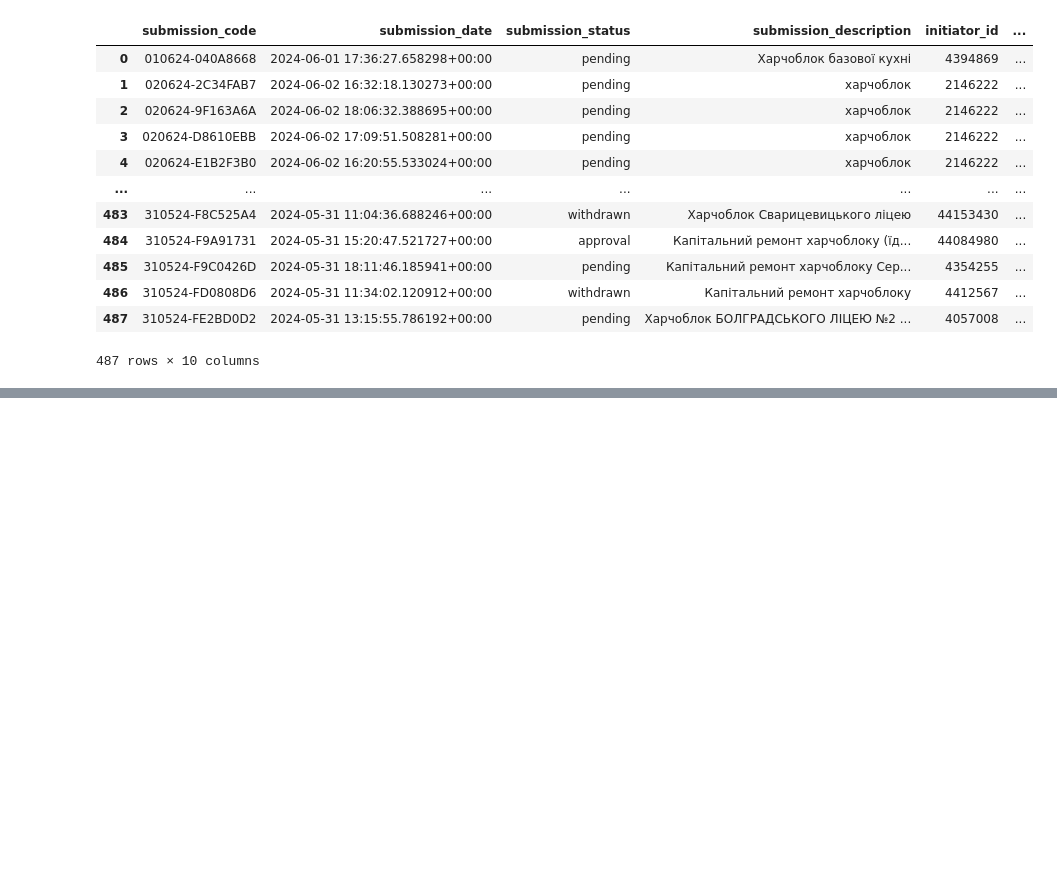
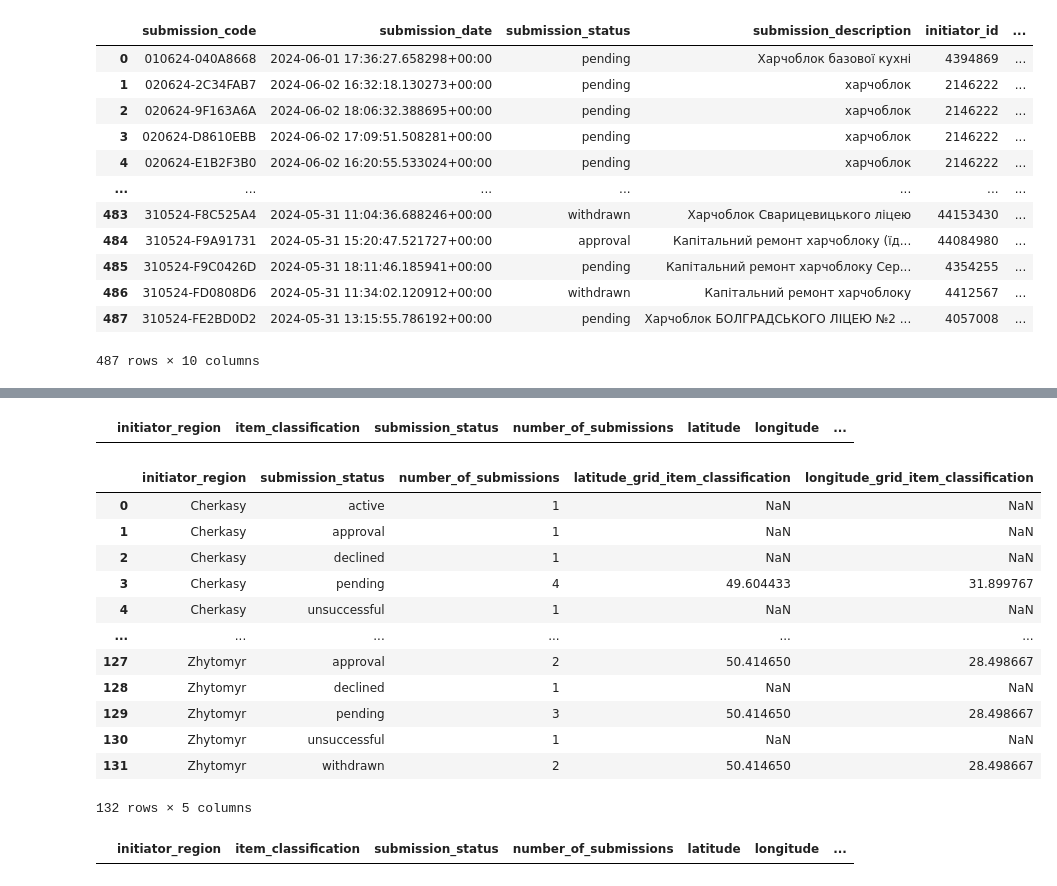
Before and after one commit to Reennon/data_viz_final_project, a Jupyter notebook: notebooks/dashboard.ipynb, the cells around one changed output, grey strips where cells are left out. Saved outputs shown, nothing was run; the diff lists cells and outputs as text; code cells hidden in the pictures; blank space fills up the shorter version.

```diff
--- a/notebooks/dashboard.ipynb
+++ b/notebooks/dashboard.ipynb
@@ -343,3 +499,38 @@ if __name__ == '__main__':
     app.run_server(debug=True, port=8051)
 # %% [output]
 [interactive output not drawn]
+# %%
+submissions_golden_df.loc[submissions_golden_df.loc[:, "initiator_region"] == "Херсонська"]
+# %% [output]
+|  | initiator_region | item_classification | submission_status | number_of_submissions | latitude | longitude | ... |
+# %%
+group_by = "submission_status"
+lat_col = "latitude_grid_item_classification"
+long_col = "longitude_grid_item_classification"
+
+submissions_golden_df.groupby(
+            ['initiator_region', group_by],
+            as_index=False
+            ).agg({
+            'number_of_submissions': 'count',
+            lat_col: 'first',
+            long_col: 'first',
+        })
+# %% [output]
+|  | initiator_region | submission_status | number_of_submissions | latitude_grid_item_classification | longitude_grid_item_classification |
+| 0 | Cherkasy | active | 1 | NaN | NaN |
+| 1 | Cherkasy | approval | 1 | NaN | NaN |
+| 2 | Cherkasy | declined | 1 | NaN | NaN |
+| 3 | Cherkasy | pending | 4 | 49.604433 | 31.899767 |
+| 4 | Cherkasy | unsuccessful | 1 | NaN | NaN |
+| ... | ... | ... | ... | ... | ... |
+| 127 | Zhytomyr | approval | 2 | 50.414650 | 28.498667 |
+| 128 | Zhytomyr | declined | 1 | NaN | NaN |
+| 129 | Zhytomyr | pending | 3 | 50.414650 | 28.498667 |
+| 130 | Zhytomyr | unsuccessful | 1 | NaN | NaN |
+| 131 | Zhytomyr | withdrawn | 2 | 50.414650 | 28.498667 |
+132 rows × 5 columns
+# %%
+submissions_golden_df.loc[submissions_golden_df.loc[:, 'initiator_region'] == 'Рівненська']
+# %% [output]
+|  | initiator_region | item_classification | submission_status | number_of_submissions | latitude | longitude | ... |
```
Also changed, not shown: parts of 7 cells of this notebook, 4 other files.
